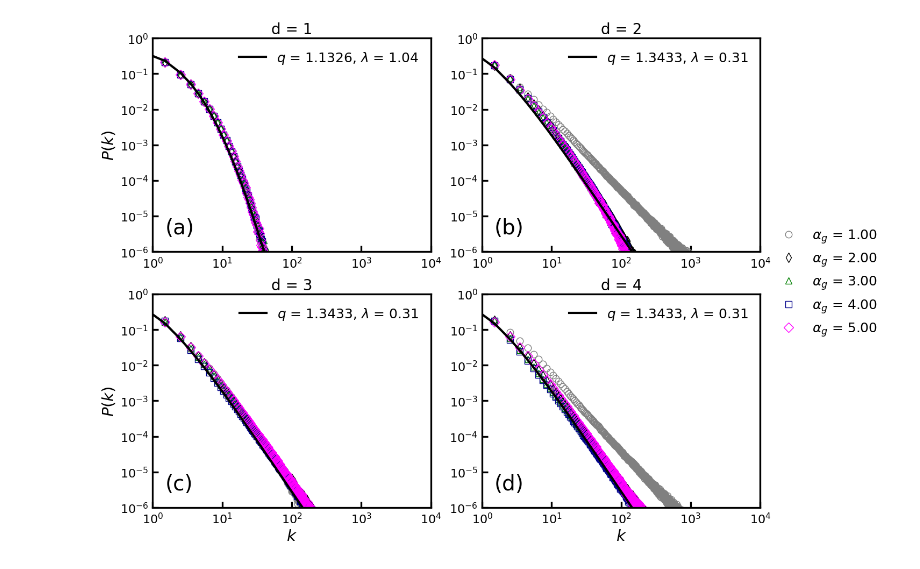
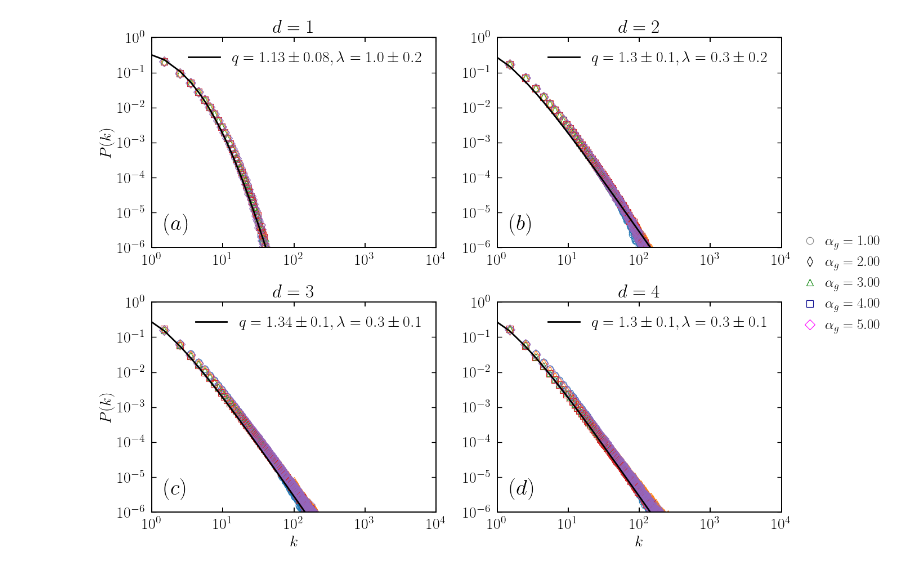
Before and after one commit to JuniorAlencar/SpatialPreferential, a Jupyter notebook: scripts/jupyter/distributions.ipynb, the cells around one changed output. Saved outputs shown, nothing was run; the diff lists cells and outputs as text; code cells hidden in the pictures.

```diff
--- a/scripts/jupyter/distributions.ipynb
+++ b/scripts/jupyter/distributions.ipynb
@@ -6,7 +6,7 @@ import matplotlib.pyplot as plt
 import matplotlib as mpl
 import math
 import matplotlib.lines as mlines
-mpl.rcParams['axes.linewidth'] = 1.4 #set the value globally
+plt.style.use('properties.mplstyle')
 # %%
 alpha_a_v = [0.0, 1.0, 2.0, 3.0, 4.0, 5.0, 6.0, 7.0, 8.0]
 alpha_g_f = 2.0
@@ -140,7 +85,7 @@ for i in range(len(alpha_g_v)):
     k_2d_g[i], pk_2d_g[i] = df_2d["k"], df_2d["pk"]
     k_3d_g[i], pk_3d_g[i] = df_3d["k"], df_3d["pk"]
     k_4d_g[i], pk_4d_g[i] = df_4d["k"], df_4d["pk"]
-
+alpha_a_v = [0.0, 1.0, 2.0, 4.0, 6.0, 8.0]
 for i in range(len(alpha_a_v)):
         df_1d = pd.read_csv(f"../../data/N_{N}/dim_1/alpha_a_{alpha_a_v[i]:.2f}_alpha_g_{alpha_g_f:.2f}/degree_distribution_linear.csv", delimiter=' ')
         df_2d = pd.read_csv(f"../../data/N_{N}/dim_2/alpha_a_{alpha_a_v[i]:.2f}_alpha_g_{alpha_g_f:.2f}/degree_distribution_linear.csv", delimiter=' ')
@@ -224,5 +234,5 @@ NameError: name 'k_filtered' is not defined
 # %%
-q_1d, err_1d_q, b_1d, err_1d_b = bootstrap_q_exp(k_1d_g_log, pk_1d_g_log, dim = 1, alpha_a=2.0, n_bootstrap=10000)
-q_2d, err_2d_q ,b_2d, err_2d_b = bootstrap_q_exp(k_2d_g_log, pk_2d_g_log, dim = 2, alpha_a=2.0, n_bootstrap=10000)
-q_3d, err_3d_q, b_3d, err_3d_b = bootstrap_q_exp(k_3d_g_log, pk_3d_g_log, dim = 3, alpha_a=2.0, n_bootstrap=10000)
-q_4d, err_4d_q, b_4d, err_4d_b = bootstrap_q_exp(k_4d_g_log, pk_4d_g_log, dim = 4, alpha_a=2.0, n_bootstrap=10000)
+q_1d, err_1d_q, b_1d, err_1d_b = bootstrap_q_exp(k_1d_g, pk_1d_g, dim = 1, alpha_a=2.0, n_bootstrap=10000)
+q_2d, err_2d_q ,b_2d, err_2d_b = bootstrap_q_exp(k_2d_g, pk_2d_g, dim = 2, alpha_a=2.0, n_bootstrap=10000)
+q_3d, err_3d_q, b_3d, err_3d_b = bootstrap_q_exp(k_3d_g, pk_3d_g, dim = 3, alpha_a=2.0, n_bootstrap=10000)
+q_4d, err_4d_q, b_4d, err_4d_b = bootstrap_q_exp(k_4d_g, pk_4d_g, dim = 4, alpha_a=2.0, n_bootstrap=10000)
@@ -232,82 +253,59 @@ color = ["#808080","black",'#008000',"#00008B","magenta","darkgoldenrod"]
 labels_1 = [rf"$\alpha_g$ = {i:.2f}" for i in alpha_g_v]
 
 markers = ["o","d","^","s","D"]
-titles = [f"d = {d}" for d in dim]
-markersize = 9
-
-labels_global = [rf"$\alpha_g$ = {alpha_g_v[i]:.2f}" for i in range(len(alpha_g_v))]
+dim = [1,2,3,4]
+titles = [f"$d = {d}$" for d in dim]
+labels_global = [rf"$\alpha_g = {alpha_g_v[i]:.2f}$" for i in range(len(alpha_g_v))]
 
 
 fig, ax = plt.subplots(2, 2,figsize=(15,10))
 #fig.suptitle(r'Distribuição de graus da rede para múltiplos $\alpha_g$', fontsize=20)
 for i in range(len(alpha_g_v)):
     # Plot data
-    ax[0, 0].plot(k_1d_g[i], pk_1d_g[i],markers[i],color=color[i],markersize=markersize,markerfacecolor='none')
-    ax[0, 1].plot(k_2d_g[i], pk_2d_g[i],markers[i],color=color[i],markersize=markersize,markerfacecolor='none')
-    ax[1, 0].plot(k_3d_g[i], pk_3d_g[i],markers[i],color=color[i],markersize=markersize,markerfacecolor='none')
-    ax[1, 1].plot(k_4d_g[i], pk_4d_g[i],markers[i],color=color[i],markersize=markersize,markerfacecolor='none')
+    ax[0, 0].plot(k_1d_g[i], pk_1d_g[i],markers[i])
+    ax[0, 1].plot(k_2d_g[i], pk_2d_g[i],markers[i])
+    ax[1, 0].plot(k_3d_g[i], pk_3d_g[i],markers[i])
+    ax[1, 1].plot(k_4d_g[i], pk_4d_g[i],markers[i])
 
-label_1d, label_2d = f'$q$ = {q_1d:.4f}, $\\lambda$ = {b_1d:.2f}', f'$q$ = {q_2d:.4f}, $\\lambda$ = {b_2d:.2f}'
-label_3d, label_4d = f'$q$ = {q_3d:.4f}, $\\lambda$ = {b_3d:.2f}', f'$q$ = {q_4d:.4f}, $\\lambda$ = {b_4d:.2f}'
+label_1d, label_2d = f'$q = {q_1d:.2f} \pm {err_1d_q:.2f}, \\lambda$ $= {b_1d:.1f} \pm {err_1d_b:.1f}$', f'$q = {q_2d:.1f} \pm {err_2d_q:.1f}, \\lambda$ $= {b_2d:.1f} \pm {err_2d_b:.1f}$'
+label_3d, label_4d = f'$q = {q_3d:.2f} \pm {err_3d_q:.1f}, \\lambda$ $= {b_3d:.1f} \pm {err_3d_b:.1f}$', f'$q = {q_4d:.1f} \pm {err_4d_q:.1f}, \\lambda$ $= {b_4d:.1f} \pm {err_4d_b:.1f}$'
 
-ax[0, 0].plot(k_1d_g[1],q_exp(k_1d_g[1], q_1d, b_1d), label = label_1d, color="k", linewidth = 3.0)
-ax[0, 1].plot(k_2d_g[1],q_exp(k_2d_g[1], q_2d, b_2d), label = label_2d, color="k", linewidth = 3.0)
-ax[1, 0].plot(k_3d_g[1],q_exp(k_3d_g[1], q_3d, b_3d), label = label_3d, color="k", linewidth = 3.0)
-ax[1, 1].plot(k_4d_g[1],q_exp(k_4d_g[1], q_4d, b_4d), label = label_4d, color="k", linewidth = 3.0)
-
-# Dimension Values
-# ax[0, 0].text(1.5, 10**(-5.5), f'$d = 1$', style="normal" ,fontsize=17, bbox={'facecolor': color[0], 'alpha': 0.2, 'pad': 11})
-# ax[0, 1].text(1.5, 10**(-5.5), f'$d = 2$', style="normal" ,fontsize=17, bbox={'facecolor': color[1], 'alpha': 0.2, 'pad': 11})
-# ax[1, 0].text(1.5, 10**(-5.5), f'$d = 3$', style="normal" ,fontsize=17, bbox={'facecolor': color[2], 'alpha': 0.2, 'pad': 11})
-# ax[1, 1].text(1.5, 10**(-5.5), f'$d = 4$', style="normal" ,fontsize=17, bbox={'facecolor': color[3], 'alpha': 0.2, 'pad': 11})
+ax[0, 0].plot(k_1d_g[1],q_exp(k_1d_g[1], q_1d, b_1d), label = label_1d, color="k", linewidth = 2.0)
+ax[0, 1].plot(k_2d_g[1],q_exp(k_2d_g[1], q_2d, b_2d), label = label_2d, color="k", linewidth = 2.0)
+ax[1, 0].plot(k_3d_g[1],q_exp(k_3d_g[1], q_3d, b_3d), label = label_3d, color="k", linewidth = 2.0)
+ax[1, 1].plot(k_4d_g[1],q_exp(k_4d_g[1], q_4d, b_4d), label = label_4d, color="k", linewidth = 2.0)
 
 
-# ax[0, 0].text(1.5, 10**(-4.4), "(a)", style="normal" ,fontsize=25)
-# ax[0, 1].text(1.5, 10**(-4.4), "(b)", style="normal" ,fontsize=25)
-# ax[1, 0].text(1.5, 10**(-4.4), "(c)", style="normal" ,fontsize=25)
-# ax[1, 1].text(1.5, 10**(-4.4), "(d)", style="normal" ,fontsize=25)
+ax[0, 0].text(1.5, 10**(-5.5), "$(a)$", style="normal" ,fontsize=28)
+ax[0, 1].text(1.5, 10**(-5.5), "$(b)$", style="normal" ,fontsize=28)
+ax[1, 0].text(1.5, 10**(-5.5), "$(c)$", style="normal" ,fontsize=28)
+ax[1, 1].text(1.5, 10**(-5.5), "$(d)$", style="normal" ,fontsize=28)
 
-ax[0, 0].text(1.5, 10**(-5.5), "(a)", style="normal" ,fontsize=28)
-ax[0, 1].text(1.5, 10**(-5.5), "(b)", style="normal" ,fontsize=28)
-ax[1, 0].text(1.5, 10**(-5.5), "(c)", style="normal" ,fontsize=28)
-ax[1, 1].text(1.5, 10**(-5.5), "(d)", style="normal" ,fontsize=28)
-
-
-# ax[0, 0].text(10**2.3, 10**(-5.5), f'$q$ = {q_1d:.3f}, $\\lambda$ = {b_1d:.3f}', style="normal" ,fontsize=20)
-# ax[0, 1].text(10**2.3, 10**(-5.5), f'$q$ = {q_2d:.3f}, $\\lambda$ = {b_2d:.3f}', style="normal" ,fontsize=20)
-# ax[1, 0].text(10**2.3, 10**(-5.5), f'$q$ = {q_3d:.3f}, $\\lambda$ = {b_3d:.3f}', style="normal" ,fontsize=20)
-# ax[1, 1].text(10**2.3, 10**(-5.5), f'$q$ = {q_4d:.3f}, $\\lambda$ = {b_4d:.3f}', style="normal" ,fontsize=20)
-# ax[1, 1].text(230.5, 10**(-5.5), f'$q$ = {round(q(2.0, 4),2)}, $\lambda$ = {round(1/eta(2.0, 4),2)}', style="normal" ,fontsize=16)
 
 # Criando proxies para a legenda global (α_a)
 proxy_handles = [plt.Line2D([], [], color=color[i], marker=markers[i], linestyle='None', markersize=markersize, markerfacecolor='none') for i in range(len(alpha_g_v))]
 
 # Adicionando legenda compartilhada global na lateral direita
-fig.legend(proxy_handles, labels_global, loc="center left", bbox_to_anchor=(0.83, 0.5), fontsize=18, frameon=False)
+fig.legend(proxy_handles, labels_global, loc="center left", bbox_to_anchor=(0.83, 0.5), fontsize=18, frameon=False,handletextpad=0.1)
 
-thickness_axes =  2.4
-parts_of_graphic = ['top', 'bottom', 'left', 'right']
 for i in range(2):
     for j in range(2):
         ax[i, j].set_xlim([1,10**4])
         ax[i, j].set_ylim([10**(-6),1])
-        ax[i, j].set_title(titles[i*2+j], fontsize=20)
+        ax[i, j].set_title(titles[i*2+j])
         ax[i, j].set_yscale('log')
         ax[i, j].set_xscale('log')
-        ax[i, j].legend(prop={"size":18},fancybox=True,framealpha=0.0)
-        ax[i, 0].set_ylabel(r"$P(k)$",size=21)
-        ax[1, j].set_xlabel(r"$k$",size=21)
+        #ax[i, j].legend(prop={"size":18},fancybox=True,framealpha=0.0)
+        ax[i, j].legend()
+        ax[i, 0].set_ylabel(r"$P(k)$")
+        ax[1, j].set_xlabel(r"$k$")
         ax[i, j].xaxis.set_minor_locator(plt.NullLocator())
         ax[i, j].yaxis.set_minor_locator(plt.NullLocator())
-        #ax[i, j].tick_params('both', labelsize=21)
-        #ax[i,j].tick_params(which='minor', width=1.4,length=4,labelsize=18)
-        for k in parts_of_graphic:
-            ax[i, j].spines[k].set_linewidth(thickness_axes)
-        ax[i,j].tick_params(which='major', width=thickness_axes,direction="in",length=8, labelsize=16, pad=6.0)
+
 #fig.suptitle(r'Distribuição de graus para múltiplos $\alpha_g$', fontsize=30)
-plt.tight_layout(rect=[0, 0, 0.85, 1])
+plt.tight_layout(rect=[0, 0, 0.86, 1])
 plt.savefig("../../results/distributions/degree_alpha_g.pdf",dpi=300)
 plt.show()
 # %% [output]
-[figure, old version]
+[figure, new version]
 # %%
```
Also changed, not shown: parts of 14 cells of this notebook, 10 other files.
